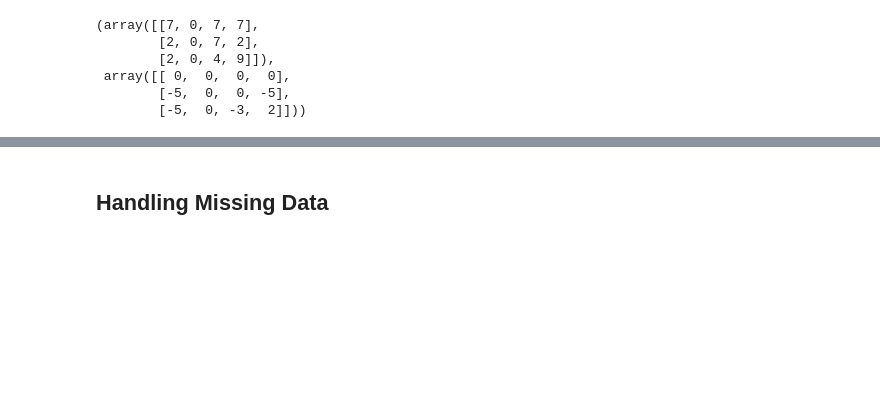
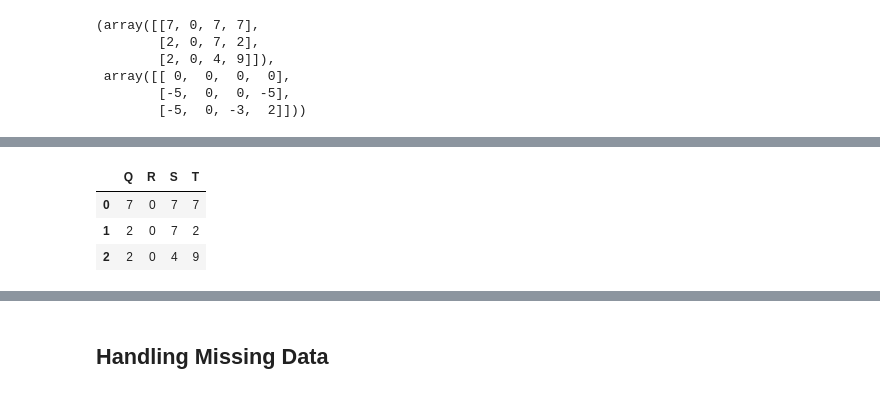
Before and after one commit to taylordunn/python-data-science-handbook, a Jupyter notebook: chapter3/chapter3.ipynb, the cells around one changed output, grey strips where cells are left out. Drawn from its saved outputs; the diff is of its cells as text; code cells hidden in the pictures; blank space fills up the shorter version.

Commit message:
Finished section on operations

```diff
--- a/chapter3/chapter3.ipynb
+++ b/chapter3/chapter3.ipynb
@@ -519,0 +530,8 @@ A, A  - A[0]
+# %%
+# Column-wise operations can be done with the object methods and `axis` argument
+df.subtract(df['R'], axis = 0)
+# %% [output]
+|  | Q | R | S | T |
+| 0 | 7 | 0 | 7 | 7 |
+| 1 | 2 | 0 | 7 | 2 |
+| 2 | 2 | 0 | 4 | 9 |
```
Also changed, not shown: parts of 6 cells of this notebook.
